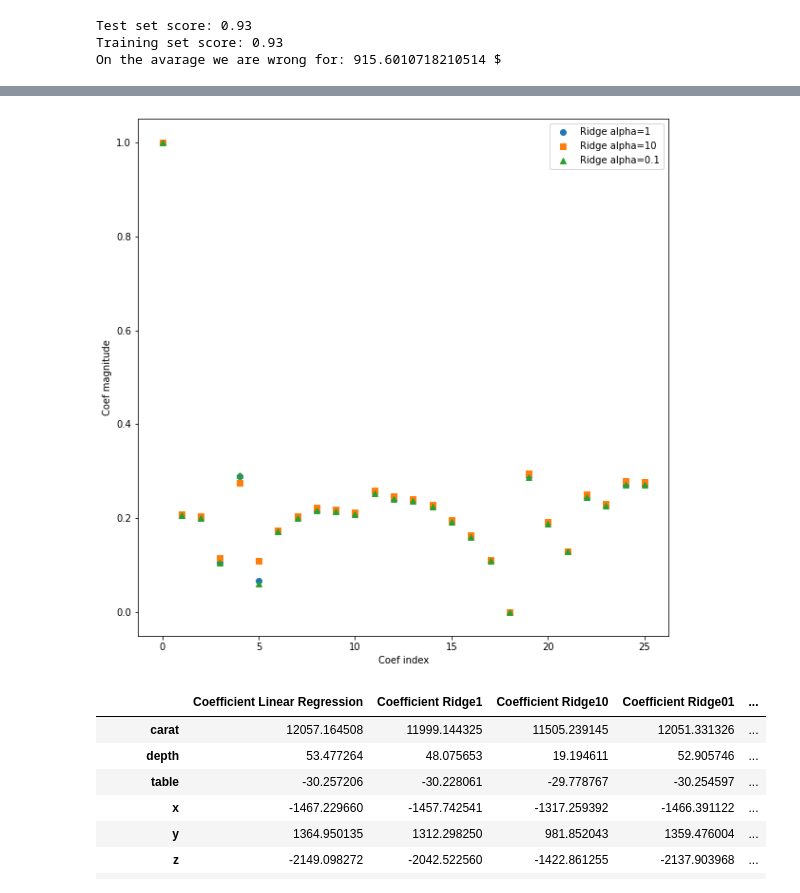
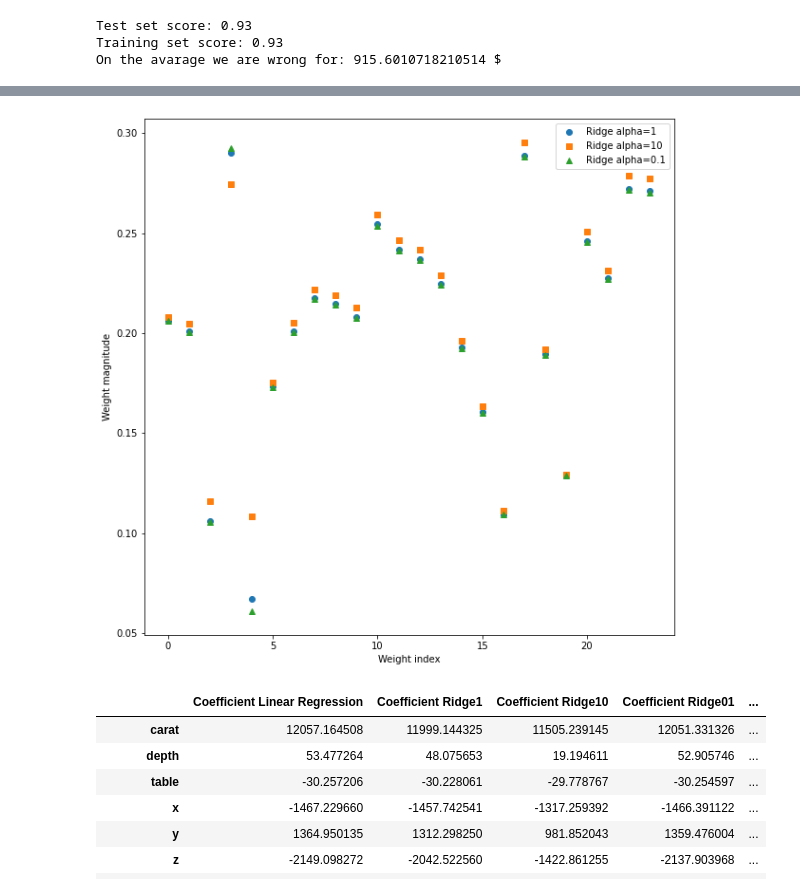
Before and after one commit to ktomaszewska97/Diamonds-analysis, a Jupyter notebook: notebook.ipynb, the cells around one changed output, grey strips where cells are left out. Saved outputs shown, nothing was run; the diff lists cells and outputs as text; code cells hidden in the pictures.

```diff
--- a/notebook.ipynb
+++ b/notebook.ipynb
@@ -300,17 +308,25 @@ plt.show()
+# %%
+ridge_scaled = np.delete(ridge_scaled, 0, 0)
+ridge10_scaled = np.delete(ridge10_scaled, 0, 0)
+ridge01_scaled = np.delete(ridge01_scaled, 0, 0)
+# %%
+ridge_scaled = np.delete(ridge_scaled, 17, 0)
+ridge10_scaled = np.delete(ridge10_scaled, 17, 0)
+ridge01_scaled = np.delete(ridge01_scaled, 17, 0)
 # %%
 plt.figure(figsize=(10,10))
 plt.plot(ridge_scaled, 'o', label="Ridge alpha=1")
 plt.plot(ridge10_scaled, 's', label="Ridge alpha=10")
 plt.plot(ridge01_scaled, '^', label="Ridge alpha=0.1")
 #plt.plot(lr_scaled, 'o', label="Linear Regression")
-plt.xlabel("Coef index")
-plt.ylabel("Coef magnitude")
+plt.xlabel("Weight index")
+plt.ylabel("Weight magnitude")
 #plt.hlines(0, 0, len(lr_scaled))
 #plt.ylim(-25, 25)
 plt.legend()
 plt.show()
 # %% [output]
-[figure, old version]
+[figure, new version]
 # %%
 lr_coeff_df = pd.DataFrame(lr.coef_, x.columns, columns=['Coefficient Linear Regression'])
 # %%
```
Also changed, not shown: parts of 9 cells of this notebook.
